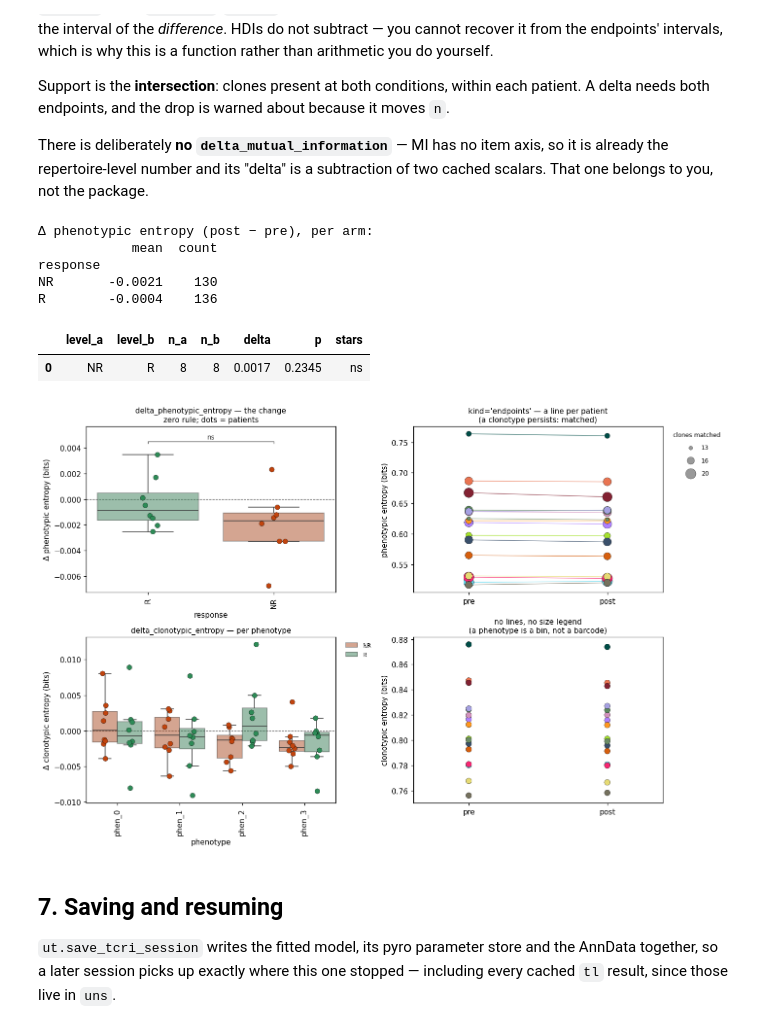
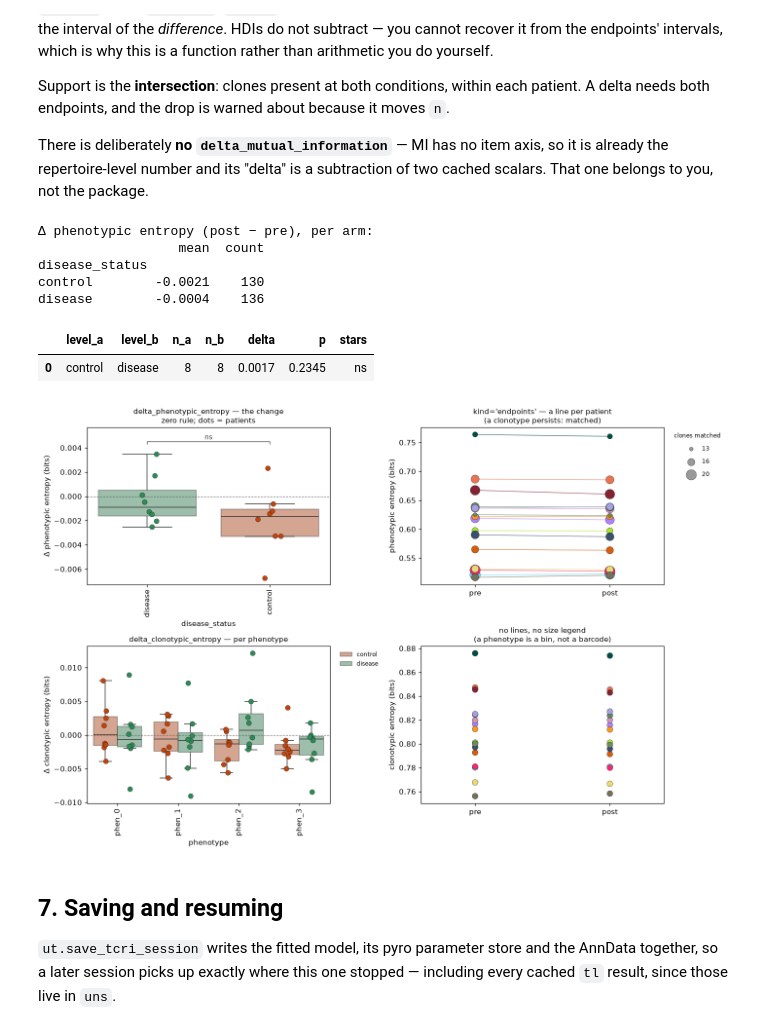
Before and after one commit to nceglia/tcri, a Jupyter notebook: examples/example.ipynb, the cells around one changed output. Cells and saved outputs as stored; diff of their text form; code cells hidden in the pictures.

```diff
--- a/examples/example.ipynb
+++ b/examples/example.ipynb
@@ -52,15 +52,15 @@ matches the expression it was generated with.
 adata = simulate_cohort(
     n_patients=16,                       # 8 per arm -- 4 per arm cannot reach p<0.05
     conditions=("pre", "post"),
-    responder_fraction=0.5,
+    disease_fraction=0.5,
     n_clones=(14, 24),                   # ragged, as real cohorts are
     n_phenotypes=4,
     n_genes=40,
     n_cells_per_sample=260,
     clone_size_distribution="powerlaw",  # "uniform" for a flat repertoire
     clone_size_exponent=2.0,
-    responder_enrichment=12.0,
-    nonresponder_enrichment=1.1,
+    disease_enrichment=12.0,
+    control_enrichment=1.1,
     seed=SEED,
 )
 adata
@@ -451,24 +452,24 @@ already the repertoire-level number and its "delta" is a subtraction of two cach
 That one belongs to you, not the package.
 # %%
 d_phen = tcri.tl.delta_phenotypic_entropy(
-    adata, cov_from="pre", cov_to="post", groupby="patient", splitby="response",
+    adata, cov_from="pre", cov_to="post", groupby="patient", splitby="disease_status",
     n_samples=60, random_state=SEED)
 d_clon = tcri.tl.delta_clonotypic_entropy(
-    adata, cov_from="pre", cov_to="post", groupby="patient", splitby="response",
+    adata, cov_from="pre", cov_to="post", groupby="patient", splitby="disease_status",
     n_samples=60, random_state=SEED)
 
 print("Δ phenotypic entropy (post − pre), per arm:")
-print(d_phen["result"].groupby("response", observed=True)["value"]
+print(d_phen["result"].groupby("disease_status", observed=True)["value"]
       .agg(["mean", "count"]).round(4).to_string())
 d_phen["stats"][["level_a", "level_b", "n_a", "n_b", "delta", "p", "stars"]].round(4)
 # %% [output]
 Δ phenotypic entropy (post − pre), per arm:
-            mean  count
-response
-NR       -0.0021    130
-R        -0.0004    136
+                  mean  count
+disease_status
+control        -0.0021    130
+disease        -0.0004    136
 |  | level_a | level_b | n_a | n_b | delta | p | stars |
-| 0 | NR | R | 8 | 8 | 0.0017 | 0.2345 | ns |
+| 0 | control | disease | 8 | 8 | 0.0017 | 0.2345 | ns |
 # %%
 fig, axes = plt.subplots(2, 2, figsize=(13, 8.5))
 tcri.pl.delta_phenotypic_entropy(adata, kind="delta", ax=axes[0, 0])
@@ -482,7 +483,7 @@ axes[1, 1].set_title("no lines, no size legend\n(a phenotype is a bin, not a bar
 fig.tight_layout()
 plt.show()
 # %% [output]
-[figure, old version]
+[figure, new version]
 # %% [markdown]
 ## 7. Saving and resuming
 
```
Also changed, not shown: parts of 16 cells of this notebook, 1 other file.
